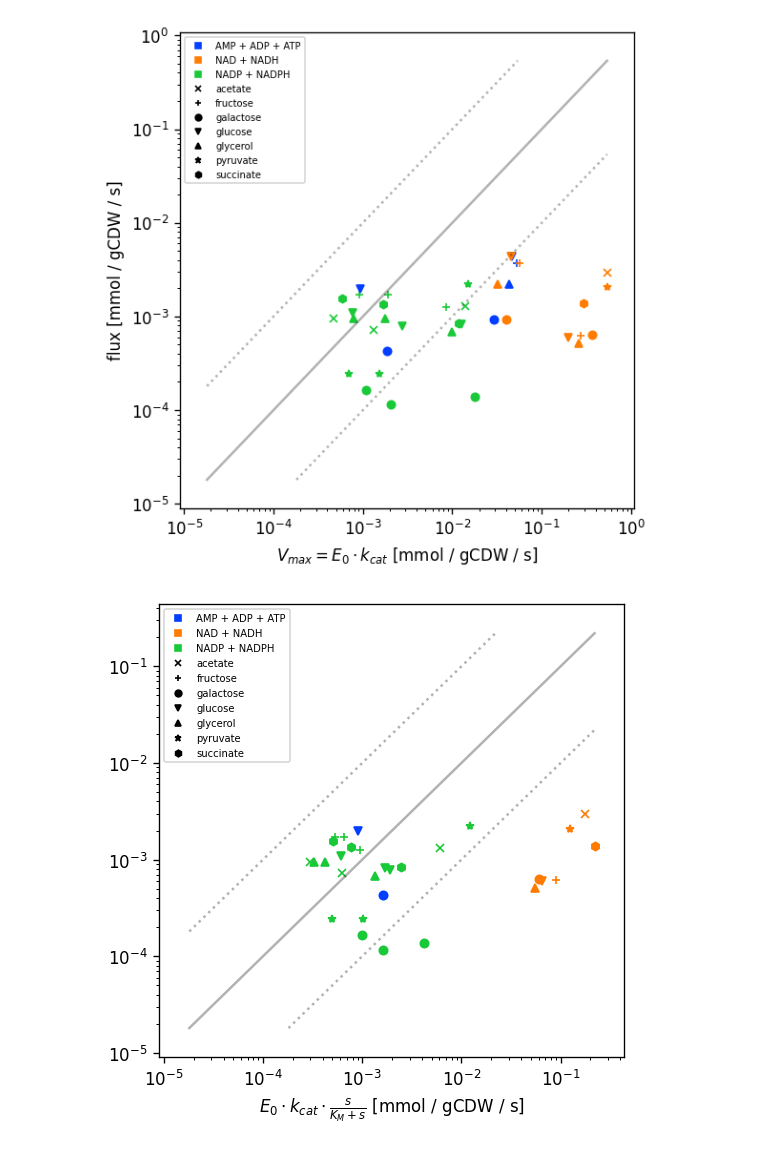
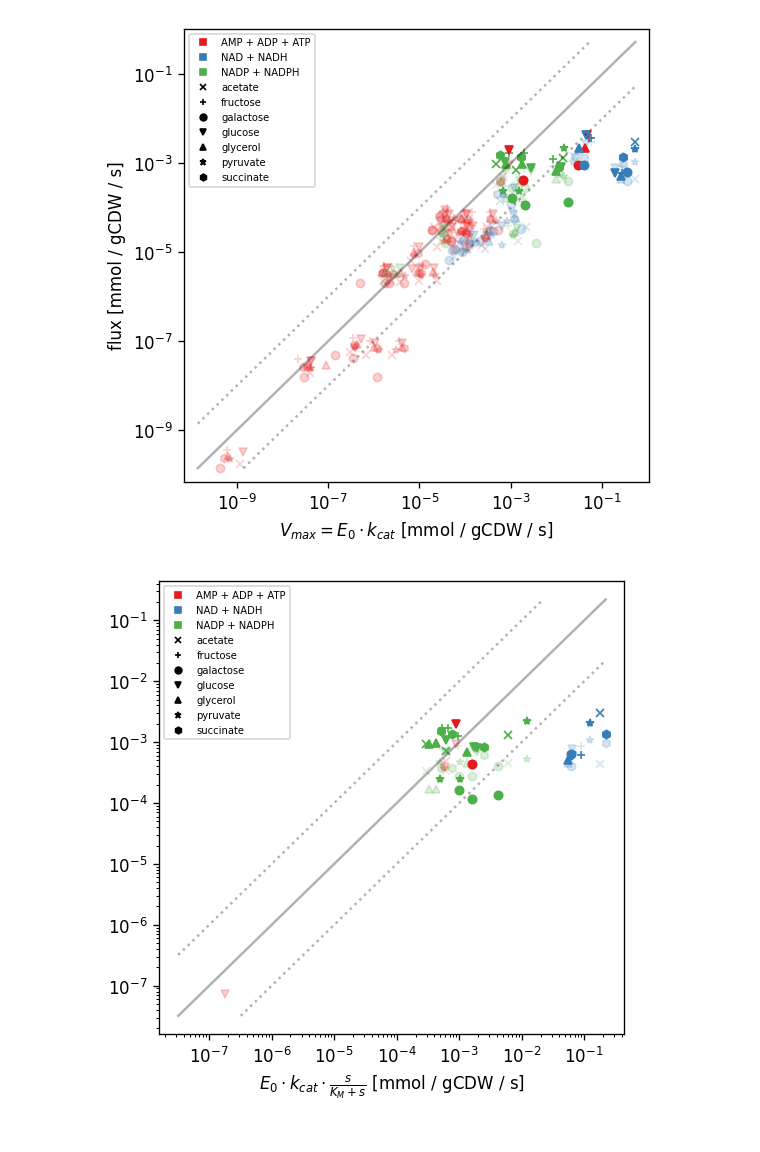
Before and after one commit to OSS-Lab/CoSubstrateDynamics, a Jupyter notebook: ecoli_validation/plot_flux_versus_bound.ipynb, the cells around one changed output. Saved outputs shown, nothing was run; the diff lists cells and outputs as text; code cells hidden in the pictures.

Commit message:
finalizing figures and table

```diff
--- a/ecoli_validation/plot_flux_versus_bound.ipynb
+++ b/ecoli_validation/plot_flux_versus_bound.ipynb
@@ -84,7 +55,7 @@ flux_df.sample(5)
 
 kcat_ub = protein_df.join(kinetics_df.drop("gene", axis="columns"), on="reaction")
 kcat_ub["kcat_x_adunbance_mmol_per_gCDW_sec"] = kcat_ub.kcat_1_per_sec * kcat_ub.protein_abundance_mmol_per_gCDW
-joined_df = pd.merge(kcat_ub, flux_df, on=["reaction", "condition"], how="inner")
+joined_df = pd.merge(kcat_ub, flux_df, on=["reaction", "condition"], how="left")
 joined_df["kapp_1_per_sec"] = joined_df.flux_mmol_per_gCDW_sec / joined_df.protein_abundance_mmol_per_gCDW
 joined_df.rename(columns={"Km_metabolite": "KEGG_ID"}, inplace=True)
 # %%
@@ -116,42 +87,47 @@ markers = ["x", "+", "o", "v", "^", "*", "h"]
 condition2marker = dict(zip(conditions, markers))
 
 cycling_pools = sorted(joined_df.cycling_pool.unique())
-cycling_pool2color = dict(zip(cycling_pools, COLORS))
+cycling_pool2color = dict(zip(cycling_pools, sns.color_palette("Set1")))
 reaction2cycling_pool = kinetics_df.cycling_pool
 reaction2color = {r:cycling_pool2color[reaction2cycling_pool[r]] for r in kinetics_df.index}
 
 _df = joined_df[joined_df.flux_mmol_per_gCDW_sec > 0]
 _df.insert(0, "x", _df.kcat_x_adunbance_mmol_per_gCDW_sec)
 _df.insert(1, "y", _df.flux_mmol_per_gCDW_sec)
 
-for row in _df.itertuples():
-    marker = condition2marker[row.condition]
-    color = reaction2color[row.reaction]
-    ax.plot(row.x, row.y, marker=marker, markersize=5, color=color, alpha=1)
+for source, group_df in _df.groupby("flux_source"):
+    if source == "Gerosa":
+        alpha = 1
+    else:
+        alpha = 0.2
+    for row in group_df.itertuples():
+        marker = condition2marker[row.condition]
+        color = reaction2color[row.reaction]
+        ax.plot(row.x, row.y, marker=marker, markersize=5, color=color, alpha=alpha)
 
 vmin = min(_df.x.min(), _df.y.min())
 vmax = max(_df.x.max(), _df.y.max())
 ax.plot([vmin, vmax], [vmin, vmax], "k-", alpha=0.3, label="upper bound")
 ax.plot([vmin, vmax/10], [vmin*10, vmax], "k:", alpha=0.3, label="x10 upper bound")
 ax.plot([vmin*10, vmax], [vmin, vmax/10], "k:", alpha=0.3, label="x0.1 upper bound")
 ax.set_xlim(vmin/2, vmax*2)
 ax.set_ylim(vmin/2, vmax*2)
 ax.set_xscale("log")
 ax.set_yscale("log")
 ax.set_xlabel(r"$V_{max} = E_0 \cdot k_{cat}$ [mmol / gCDW / s]")
 ax.set_ylabel("flux [mmol / gCDW / s]")
 
 legend_elements = [
     Line2D([0], [0], color=cycling_pool2color[c], marker="s", linewidth=0, markersize=4) for c in cycling_pools
 ] + [
     Line2D([0], [0], color="k", marker=condition2marker[c], markersize=4, linewidth=0) for c in conditions
 ]
 legend_labels = cycling_pools + conditions
 ax.legend(legend_elements, legend_labels, fontsize=6)
 
-fig1.tight_layout()
+fig1.savefig("res/flux_vs_vmax.pdf")
 # %% [output]
-[figure, old version]
+[figure, new version]
 # %%
 fig2, ax = plt.subplots(1, 1, figsize=(5, 5), dpi=120, sharey=True)
 saturation_df = joined_df[(~pd.isnull(joined_df.Km_uM)) & ~(pd.isnull(joined_df.metabolite_concentration_umol_per_gCDW))]
@@ -160,10 +136,15 @@ _df = joined_df[(joined_df.flux_mmol_per_gCDW_sec > 0) & (~pd.isnull(joined_df.s
 _df.insert(0, "x", _df.saturation.apply(lambda x: x.nominal_value) * _df.kcat_x_adunbance_mmol_per_gCDW_sec)
 _df.insert(1, "y", _df.flux_mmol_per_gCDW_sec)
 
-for row in _df.itertuples():
-    marker = condition2marker[row.condition]
-    color = reaction2color[row.reaction]
-    ax.plot(row.x, row.y, marker=marker, markersize=5, color=color, alpha=1)
+for source, group_df in _df.groupby("flux_source"):
+    if source == "Gerosa":
+        alpha = 1
+    else:
+        alpha = 0.2
+    for row in group_df.itertuples():
+        marker = condition2marker[row.condition]
+        color = reaction2color[row.reaction]
+        ax.plot(row.x, row.y, marker=marker, markersize=5, color=color, alpha=alpha)
 
 ax.set_xlabel(r"$E_0 \cdot k_{cat} \cdot \frac{s}{K_M + s}$ [mmol / gCDW / s]")
 vmin = min(_df.x.min(), _df.y.min())
@@ -175,6 +156,8 @@ ax.set_xlim(vmin/2, vmax*2)
 ax.set_ylim(vmin/2, vmax*2)
 ax.set_xscale("log")
 ax.set_yscale("log")
-ax.legend(legend_elements, legend_labels, loc="upper left", fontsize=6);
+ax.legend(legend_elements, legend_labels, loc="upper left", fontsize=6)
+
+fig2.savefig("res/flux_vs_michaelis_menten.pdf")
 # %% [output]
-[figure, old version]
+[figure, new version]
```
Also changed, not shown: parts of 11 cells of this notebook, 5 other files.
